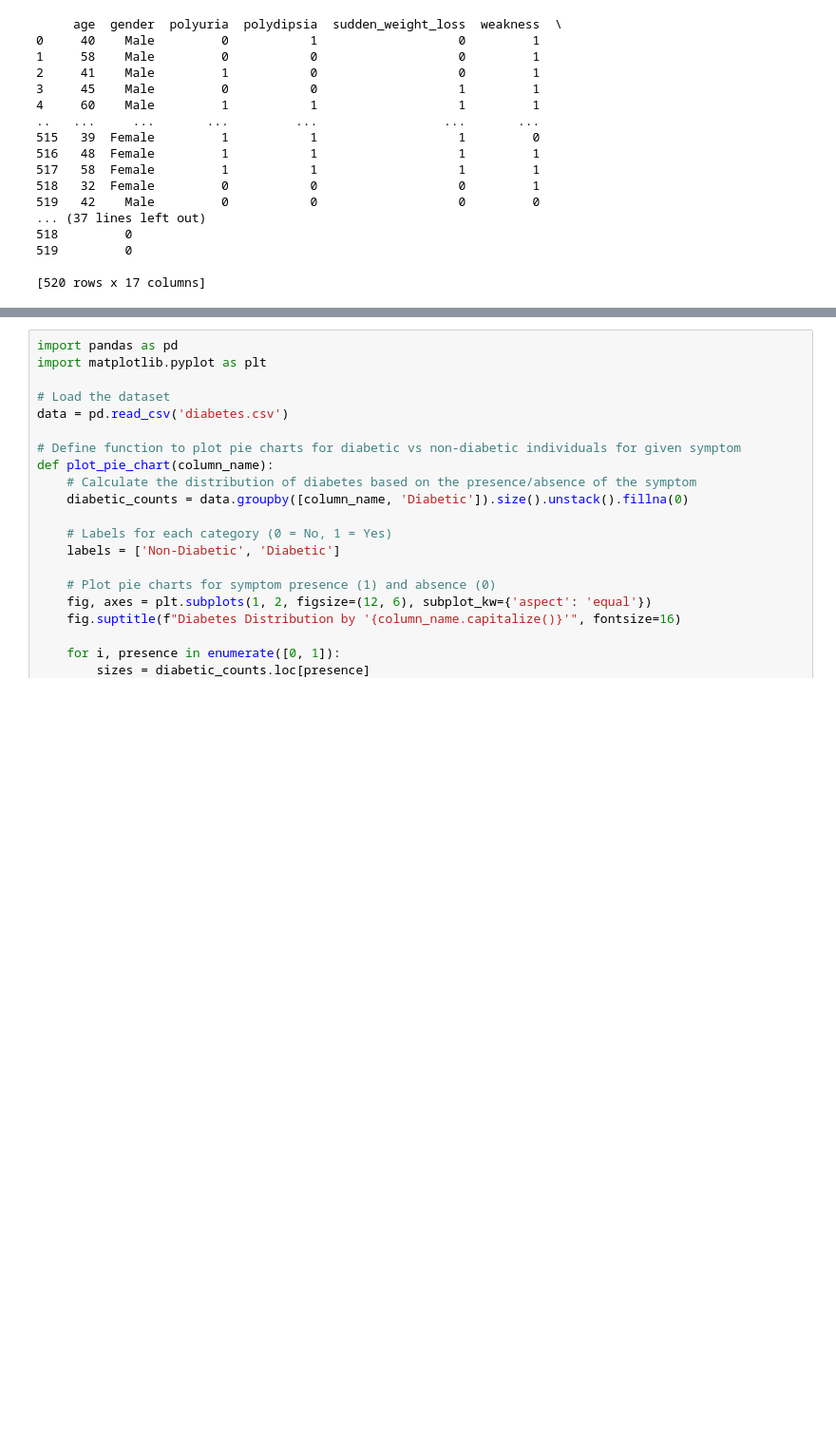
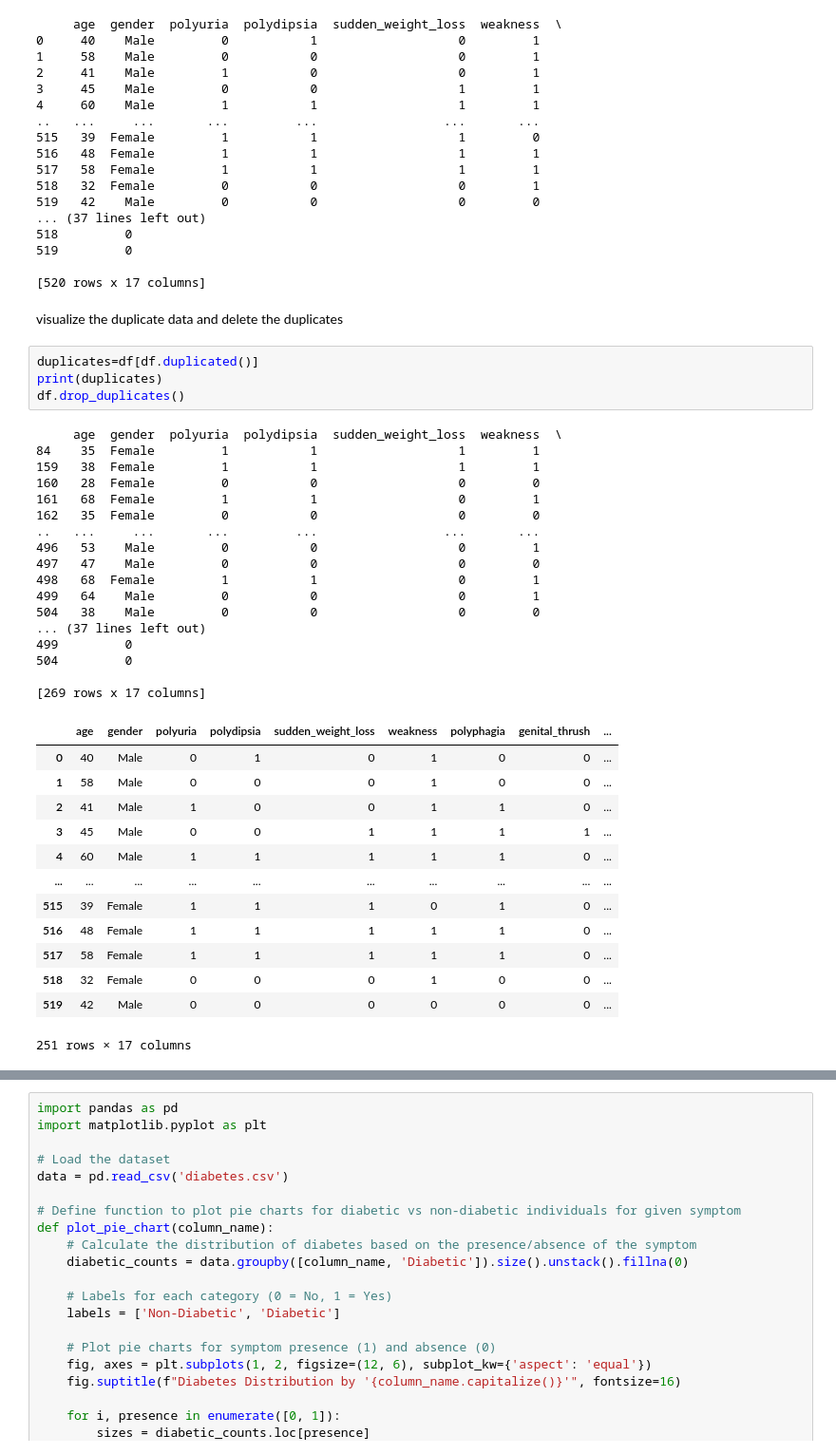
Before and after one commit to deepika3006/srisaideepikanallamilli-GlucoSense-Infy-Nov24, a Jupyter notebook: diabetes_data.ipynb, the cells around one changed output, grey strips where cells are left out. Shown at 95% size. Saved outputs shown, nothing was run; the diff lists cells and outputs as text; blank space fills up the shorter version.

```diff
--- a/diabetes_data.ipynb
+++ b/diabetes_data.ipynb
@@ -23,4 +28,41 @@ print(df)
 519         0
 
 [520 rows x 17 columns]
+# %% [markdown]
+visualize the duplicate data and delete the duplicates
+# %%
+duplicates=df[df.duplicated()]
+print(duplicates)
+df.drop_duplicates()
+# %% [output]
+     age  gender  polyuria  polydipsia  sudden_weight_loss  weakness  \
+84    35  Female         1           1                   1         1
+159   38  Female         1           1                   1         1
+160   28  Female         0           0                   0         0
+161   68  Female         1           1                   0         1
+162   35  Female         0           0                   0         0
+..   ...     ...       ...         ...                 ...       ...
+496   53    Male         0           0                   0         1
+497   47    Male         0           0                   0         0
+498   68  Female         1           1                   0         1
+499   64    Male         0           0                   0         1
+504   38    Male         0           0                   0         0
+... (37 lines left out)
+499         0
+504         0
+
+[269 rows x 17 columns]
+|  | age | gender | polyuria | polydipsia | sudden_weight_loss | weakness | polyphagia | genital_thrush | ... |
+| 0 | 40 | Male | 0 | 1 | 0 | 1 | 0 | 0 | ... |
+| 1 | 58 | Male | 0 | 0 | 0 | 1 | 0 | 0 | ... |
+| 2 | 41 | Male | 1 | 0 | 0 | 1 | 1 | 0 | ... |
+| 3 | 45 | Male | 0 | 0 | 1 | 1 | 1 | 1 | ... |
+| 4 | 60 | Male | 1 | 1 | 1 | 1 | 1 | 0 | ... |
+| ... | ... | ... | ... | ... | ... | ... | ... | ... | ... |
+| 515 | 39 | Female | 1 | 1 | 1 | 0 | 1 | 0 | ... |
+| 516 | 48 | Female | 1 | 1 | 1 | 1 | 1 | 0 | ... |
+| 517 | 58 | Female | 1 | 1 | 1 | 1 | 1 | 0 | ... |
+| 518 | 32 | Female | 0 | 0 | 0 | 1 | 0 | 0 | ... |
+| 519 | 42 | Male | 0 | 0 | 0 | 0 | 0 | 0 | ... |
+251 rows × 17 columns
 # %% [markdown]
```
Also changed, not shown: parts of 18 cells of this notebook.
